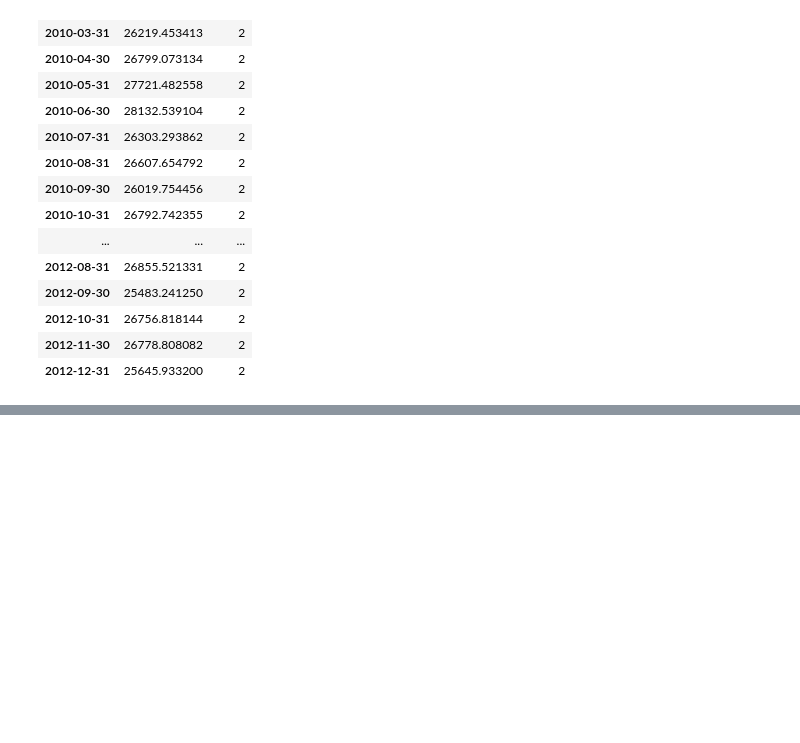
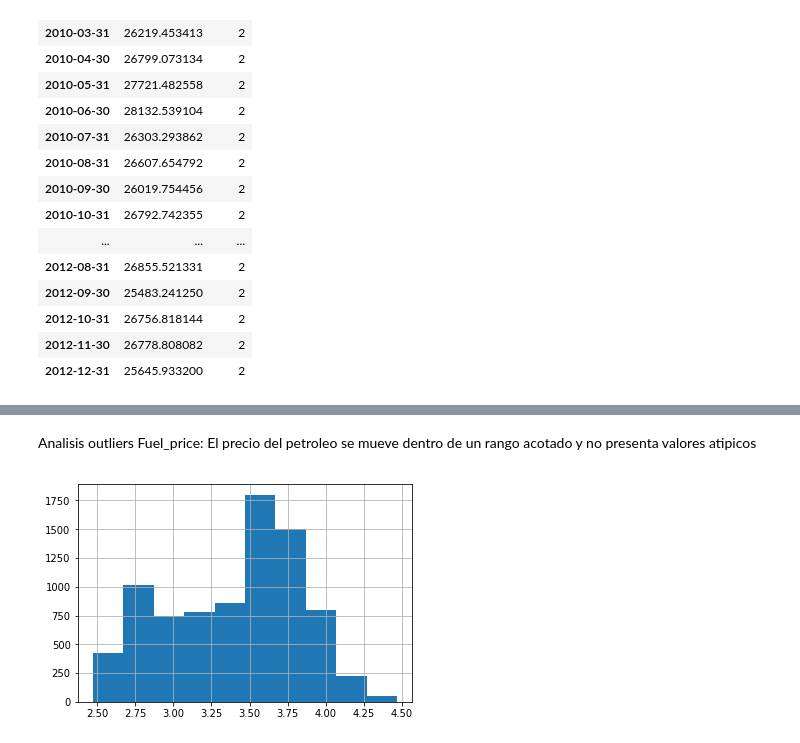
Before and after one commit to dbourdin/diplodatos-mentorias, a Jupyter notebook: analisis-y-visualizacion/retail_data_analytics.ipynb, the cells around one changed output, grey strips where cells are left out. Cells and saved outputs as stored; diff of their text form; code cells hidden in the pictures; blank space fills up the shorter version.

```diff
--- a/analisis-y-visualizacion/retail_data_analytics.ipynb
+++ b/analisis-y-visualizacion/retail_data_analytics.ipynb
@@ -518,0 +540,6 @@ To register the converters:
+# %% [markdown]
+Analisis outliers Fuel_price: El precio del petroleo se mueve dentro de un rango acotado y no presenta valores atipicos
+# %%
+features.Fuel_Price.hist();
+# %% [output]
+[figure, added]
```
Also changed, not shown: parts of 39 cells of this notebook.
